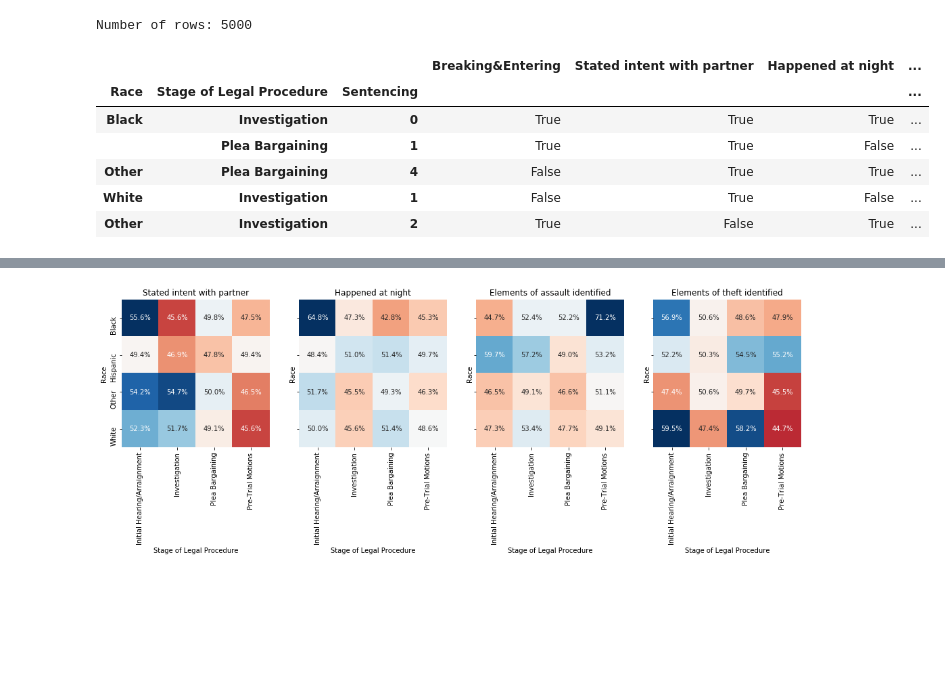
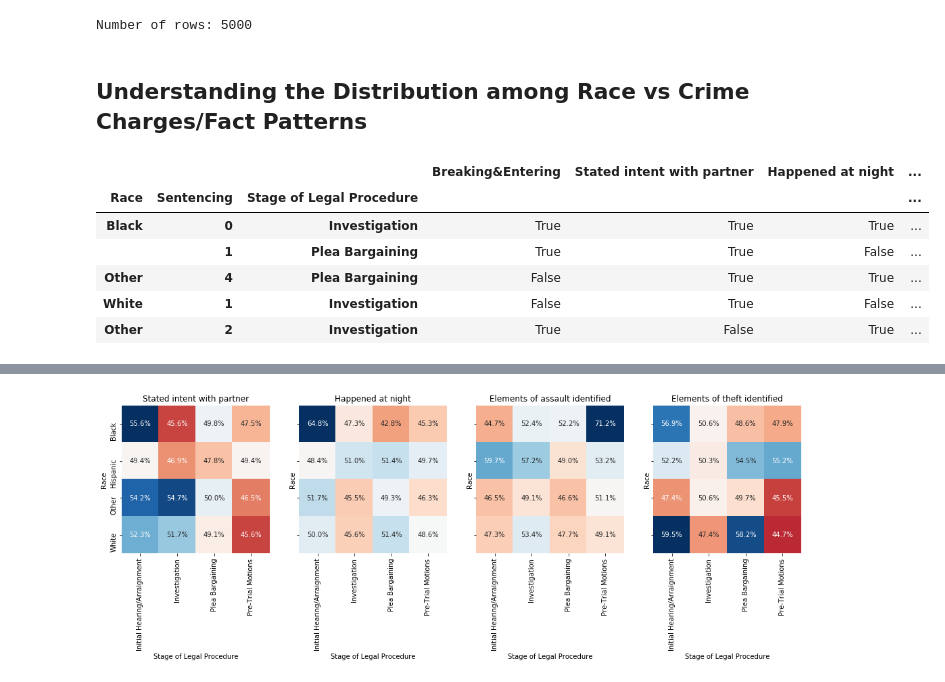
Before and after one commit to Call-for-Code-for-Racial-Justice/bias-detection-engine, a Jupyter notebook: notebooks/judicial_bias.ipynb, the cells around one changed output, grey strips where cells are left out. Cells and saved outputs as stored; diff of their text form; code cells hidden in the pictures; blank space fills up the shorter version.

```diff
--- a/notebooks/judicial_bias.ipynb
+++ b/notebooks/judicial_bias.ipynb
@@ -74,6 +74,8 @@ Number of rows: 5000
 #df1['Stage of Legal Procedure_Pre-Trial Motions'] = df1['Stage of Legal Procedure_Pre-Trial Motions'].astype('bool')
 # %%
 #df1.head()
+# %% [markdown]
+## Understanding the Distribution among Race vs Crime Charges/Fact Patterns
 # %%
 def DI_table(prot_attr=None):
     with np.errstate(divide='ignore'):
@@ -99,16 +101,16 @@ def DI_table(prot_attr=None):
 #Y = Y.drop(columns=['Stage of Legal Procedure_Initial Hearing/Arraignment', 'Stage of Legal Procedure_Investigation','Stage of Legal Procedure_Plea Bargaining','Stage of Legal Procedure_Pre-Trial Motions'])
 # %%
 Y = df
-Y = Y.set_index(['Race','Stage of Legal Procedure','Sentencing'])
+Y = Y.set_index(['Race','Sentencing','Stage of Legal Procedure'])
 Y.head()
 # %% [output]
 |  |  |  | Breaking&Entering | Stated intent with partner | Happened at night | ... |
-| Race | Stage of Legal Procedure | Sentencing |  |  |  | ... |
-| Black | Investigation | 0 | True | True | True | ... |
-|  | Plea Bargaining | 1 | True | True | False | ... |
-| Other | Plea Bargaining | 4 | False | True | True | ... |
-| White | Investigation | 1 | False | True | False | ... |
-| Other | Investigation | 2 | True | False | True | ... |
+| Race | Sentencing | Stage of Legal Procedure |  |  |  | ... |
+| Black | 0 | Investigation | True | True | True | ... |
+|  | 1 | Plea Bargaining | True | True | False | ... |
+| Other | 4 | Plea Bargaining | False | True | True | ... |
+| White | 1 | Investigation | False | True | False | ... |
+| Other | 2 | Investigation | True | False | True | ... |
 # %%
 DI_table()
 # %% [output]
```
Also changed, not shown: parts of 12 cells of this notebook.
